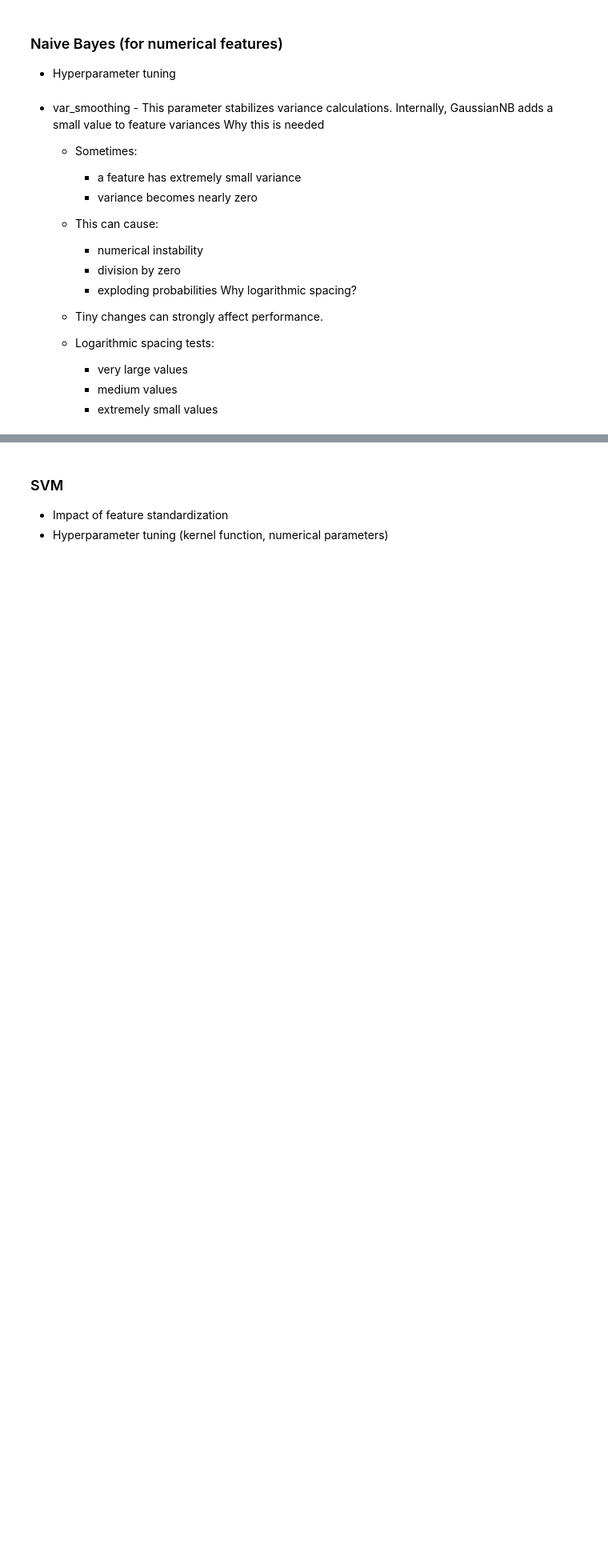
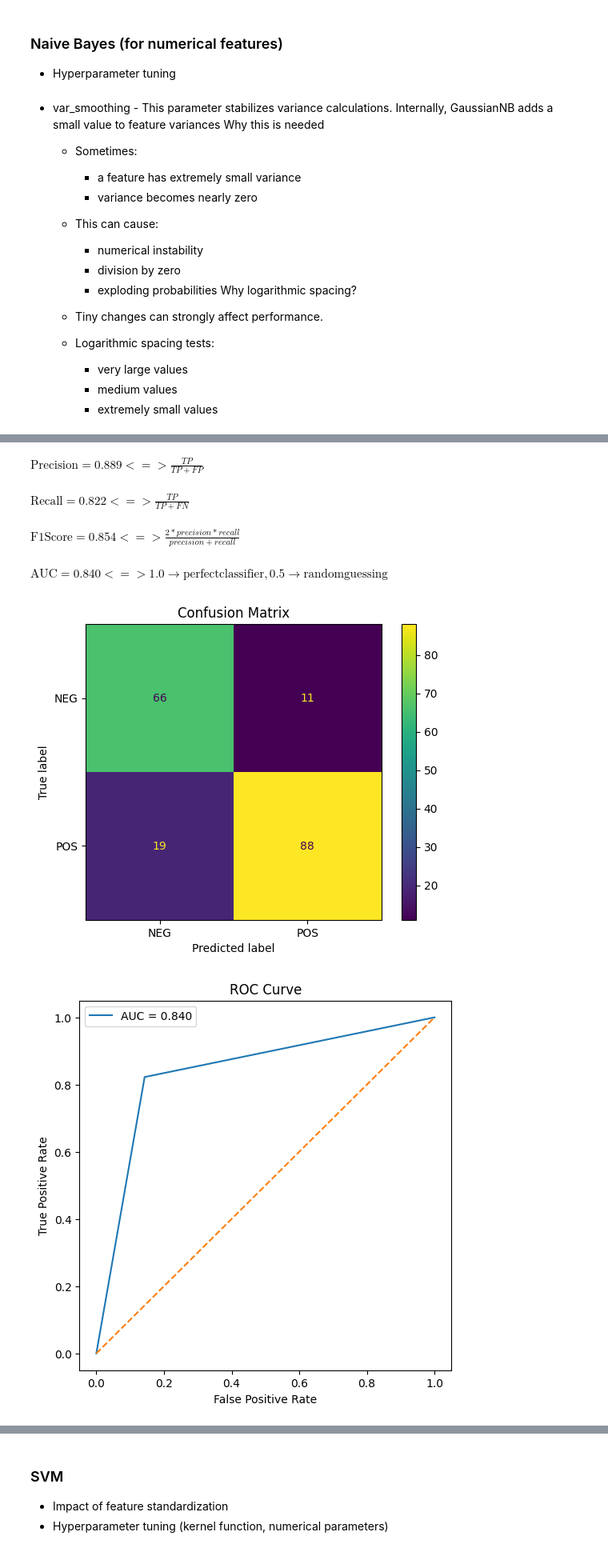
Before and after one commit to AndromedaOMA/Data_Mining-Heart_Failure_Prediction, a Jupyter notebook: task05/task05.ipynb, the cells around one changed output, grey strips where cells are left out. Shown at 80% size. Saved outputs shown, nothing was run; the diff lists cells and outputs as text; code cells hidden in the pictures; blank space fills up the shorter version.

```diff
--- a/task05/task05.ipynb
+++ b/task05/task05.ipynb
@@ -803,23 +858,20 @@ Why logarithmic spacing?
 #         the number of features to consider when looking for the best split, …)
 # Splitting the dataset in 5 folds, in a stratified manner (considering the distribution of the values of the feature).
 # Repeatedly training on 4 folds and collecting, each time, the predictions on the validation fold.
-param_grid = {
-    'var_smoothing': np.logspace(0, -9, num=100)
+nb_pipeline = ImbPipeline(steps=[
+    ('scaler', StandardScaler()),
+    ('smote', SMOTE(random_state=42)),
+    ('nb', GaussianNB())
+])
+
+nb_param_grid = {
+    'nb__var_smoothing': np.logspace(0, -9, num=10)
 }
 
-grid_search = GridSearchCV(
-    GaussianNB(),
-    param_grid,
-    cv=5,
-    scoring='accuracy',
-    n_jobs=-1
-)
+grid_search_nb = GridSearchCV(nb_pipeline, nb_param_grid, cv=5, scoring='accuracy', n_jobs=-1)
+grid_search_nb.fit(X_train, y_train)
+best_models["NaiveBayes"] = grid_search_nb
 
-grid_search.fit(X_train, y_train)
-best_models["GaussianNB"] = grid_search
-print("Best parameters:")
-print(grid_search.best_params_)
-
-print("Best CV accuracy:")
-print(grid_search.best_score_)
+print("Best Naive Bayes parameters:", grid_search_nb.best_params_)
+show_metrics(y_test, grid_search_nb.predict(X_test), class_names=["NEG", "POS"])
 # %% [output]
@@ -829,0 +880,6 @@ Best CV accuracy:
+$\displaystyle \mathrm{Precision} = 0.889<=> \frac{TP}{TP + FP}$
+$\displaystyle \mathrm{Recall} = 0.822<=> \frac{TP}{TP + FN}$
+$\displaystyle \mathrm{F1 Score} = 0.854<=> \frac{2*precision*recall}{precision+recall}$
+$\displaystyle \mathrm{AUC} = 0.840<=> \mathrm{1.0 → perfect classifier, 0.5 → random guessing}$
+[figure, added]
+[figure, added]
```
Also changed, not shown: parts of 40 cells of this notebook, 1 other file.
